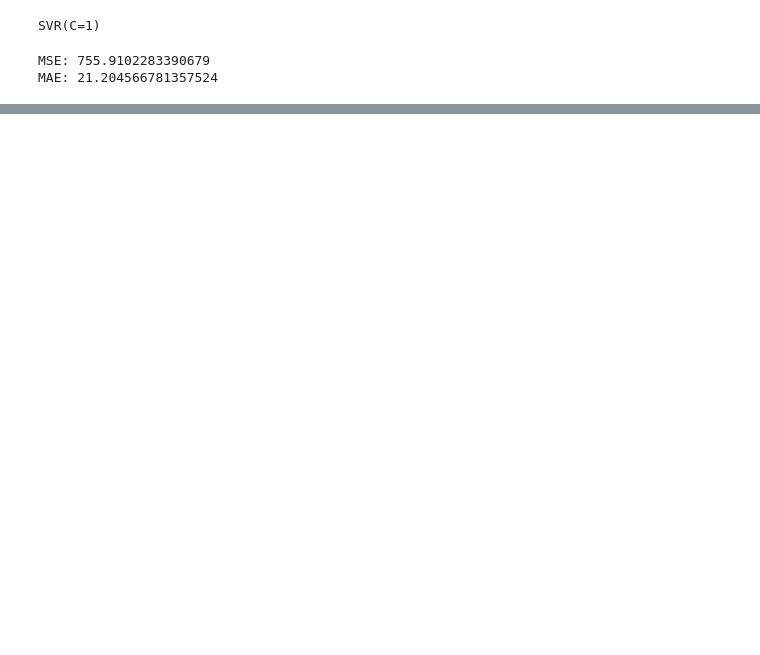
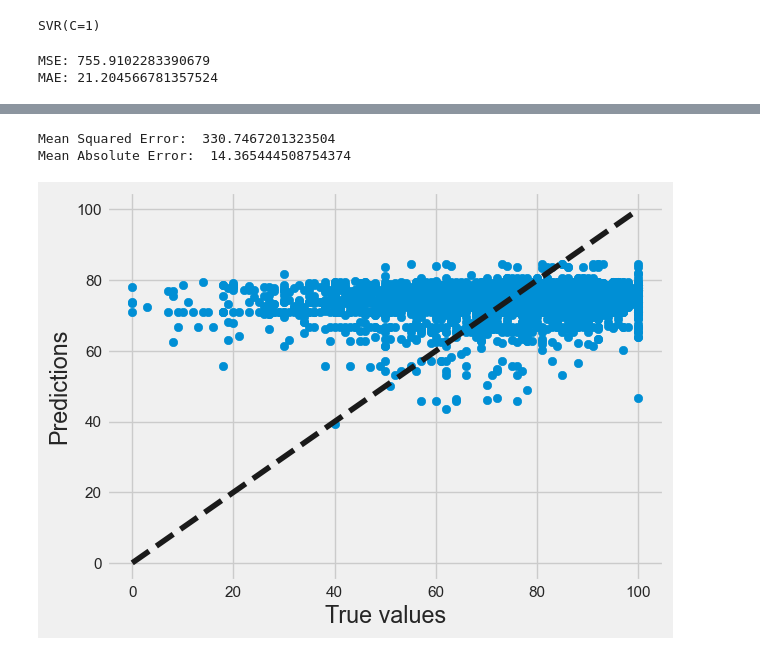
Before and after one commit to Pante/SC1015-Project, a Jupyter notebook: Visual 3.ipynb, the cells around one changed output, grey strips where cells are left out. Saved outputs shown, nothing was run; the diff lists cells and outputs as text; code cells hidden in the pictures; blank space fills up the shorter version.

```diff
--- a/Visual 3.ipynb
+++ b/Visual 3.ipynb
@@ -116,0 +148,43 @@ MAE: 21.204566781357524
+# %%
+from sklearn.ensemble import RandomForestRegressor
+from sklearn.model_selection import train_test_split
+from sklearn.metrics import mean_squared_error, mean_absolute_error
+import pandas as pd
+
+
+# Separate features and target variable
+X = allgenre
+y = games['all_reviews']
+
+# Split data into training and testing sets
+X_train, X_test, y_train, y_test = train_test_split(X, y, test_size=0.2, random_state=42)
+
+# Create and fit the model
+model = RandomForestRegressor(n_estimators=100, random_state=42)
+model.fit(X_train, y_train)
+
+# Make predictions on testing data
+y_pred = model.predict(X_test)
+
+# Calculate mean squared error and mean absolute error
+mse = mean_squared_error(y_test, y_pred)
+mae = mean_absolute_error(y_test, y_pred)
+
+# Print the results
+print("Mean Squared Error: ", mse)
+print("Mean Absolute Error: ", mae)
+# %% [output]
+Mean Squared Error:  330.7467201323504
+Mean Absolute Error:  14.365444508754374
+# %%
+import matplotlib.pyplot as plt
+
+
+# Plot predicted vs true values
+plt.scatter(y_test, y_pred)
+plt.plot([0, 100], [0, 100], '--k') # plot diagonal line
+plt.xlabel('True values')
+plt.ylabel('Predictions')
+plt.show()
+# %% [output]
+[figure, added]
```
Also changed, not shown: parts of 6 cells of this notebook.
